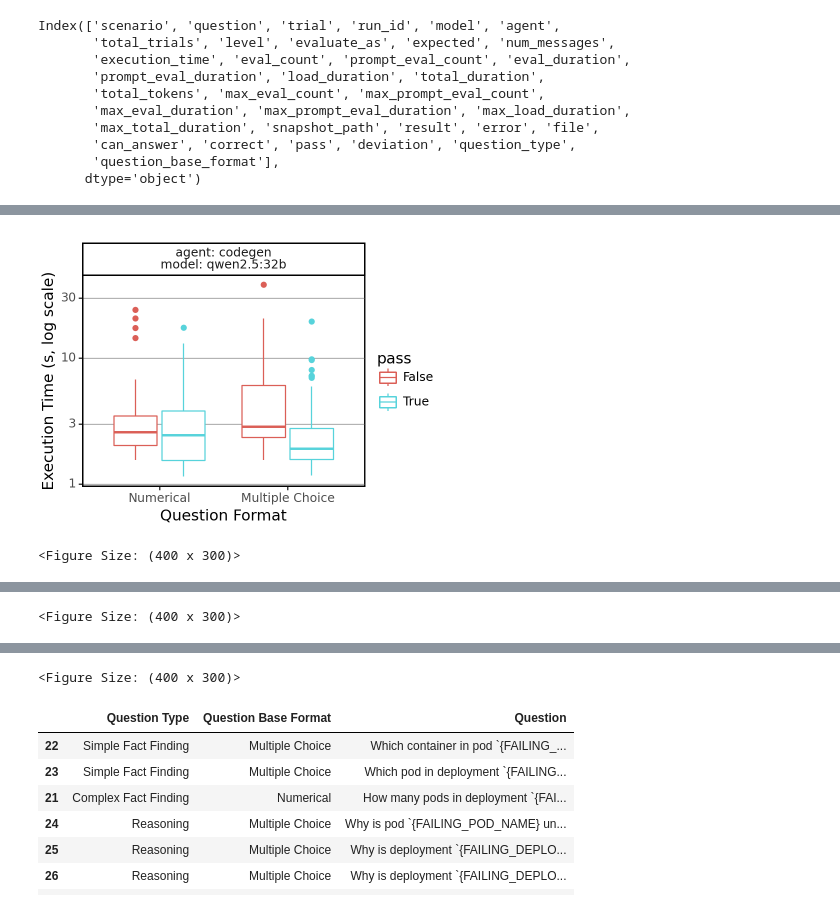
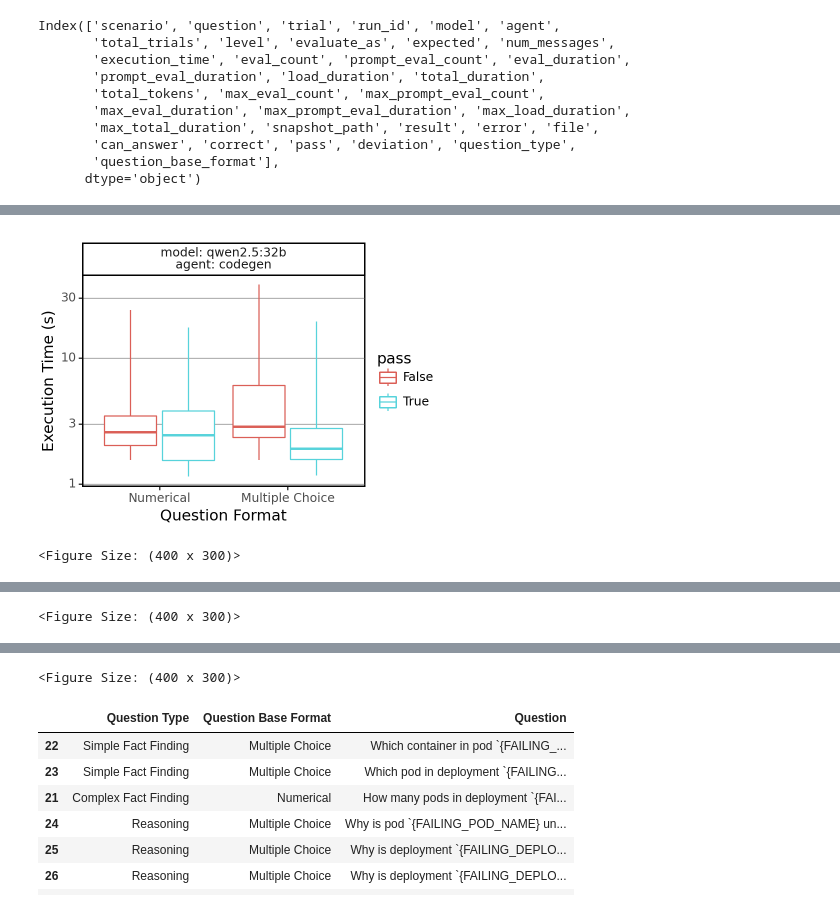
Before and after one commit to chenseanxy/llm-ran, a Jupyter notebook: notebooks/questions.ipynb, the cells around one changed output, grey strips where cells are left out. Cells and saved outputs as stored; diff of their text form; code cells hidden in the pictures.

Commit message:
Switch to PDF for plotting

```diff
--- a/notebooks/questions.ipynb
+++ b/notebooks/questions.ipynb
@@ -150,13 +150,13 @@ codegen = raw_grouped[raw_grouped['agent'] == "codegen"]
 108 rows × 9 columns
 # %%
-def draw_metrics(data, metrics, ylabel, x='question_type', xlabel='Question Complexity', width=6, height=3, facet=["model", "agent"]):
+def draw_metrics(data, metrics, ylabel, x='question_type', xlabel='Question Complexity', width=6, height=3, facet=["model", "agent"], color="metric", logy=False):
     _data = data[data['metric'].isin(metrics)].copy()
     _data["metric"] = pd.Categorical(_data["metric"], categories=metrics, ordered=True)
 
-    return (
+    p = (
         ggplot(_data)
         + pn.geom_boxplot(
-            aes(x=x, ymin="value_min", lower="value_25", middle="value", upper="value_75", ymax="value_max", color="metric"),
+            aes(x=x, ymin="value_min", lower="value_25", middle="value", upper="value_75", ymax="value_max", color=color),
             position="dodge2", stat = "identity"
         )
         + facet_wrap(facet, labeller="label_both")
@@ -167,6 +167,10 @@ def draw_metrics(data, metrics, ylabel, x='question_type', xlabel='Question Comp
         )
         + my_theme(width, height)
     )
+    if logy:
+        p += scale_y_log10()
+    return p
+
 
 _pass_metrics = [
     "pass@10",
@@ -196,7 +200,7 @@ _g2 = draw_metrics(codegen, _correct_metrics, ylabel="Correct Rate (0-1)", width
 display(_g0)
 display(_g1)
 display(_g2)
-_g0.save(f"{OUTPUT_PATH}/question_level_pass.png", bbox_inches="tight", dpi=300)
-_g1.save(f"{OUTPUT_PATH}/question_level_can_answer.png", bbox_inches="tight", dpi=300)
-_g2.save(f"{OUTPUT_PATH}/question_level_correct.png", bbox_inches="tight", dpi=300)
+_g0.save(f"{OUTPUT_PATH}/question_level_pass.pdf", bbox_inches="tight", dpi=300, pad_inches=0)
+_g1.save(f"{OUTPUT_PATH}/question_level_can_answer.pdf", bbox_inches="tight", dpi=300, pad_inches=0)
+_g2.save(f"{OUTPUT_PATH}/question_level_correct.pdf", bbox_inches="tight", dpi=300, pad_inches=0)
 # %% [output]
@@ -351,55 +332,32 @@ _g2.save(f"{OUTPUT_PATH}/question_form_correct.png", bbox_inches="tight", dpi=30
 <Figure Size: (600 x 300)>
 # %%
+_cost_groupby = group_by + ['pass']
+_cost = numerical.melt(
+    id_vars=_cost_groupby,
+    value_vars=["execution_time", "total_tokens", "num_messages"],
+    var_name="metric",
+    value_name="value",
+).groupby(
+    _cost_groupby + ["metric"]
+).agg(
+    value_min=('value', 'min'),
+    value_max=('value', 'max'),
+    value=('value', lambda x: x.quantile(0.5)),
+    value_25=('value', lambda x: x.quantile(0.25)),
+    # value_50=('value', lambda x: x.quantile(0.5)),
+    value_75=('value', lambda x: x.quantile(0.75)),
+).reset_index()
 
-_g1 = (
-    ggplot(numerical, aes(x='evaluate_as', y="execution_time", color="pass"))
-    # + geom_point()
-    + pn.geom_boxplot(position="dodge2")
-    # + geom_smooth(method='lm')
-    + scale_y_log10()
-    + facet_wrap(['agent', 'model'], labeller="label_both")
-    + labs(
-        x='Question Format',
-        y='Execution Time (s, log scale)',
-        # title='Execution Time vs Model Size',
-    )
-    + my_theme(4, 3)
-)
-_g2 = (
-    ggplot(numerical, aes(x='evaluate_as', y="num_messages", color="pass"))
-    # + geom_point()
-    # + geom_smooth(method='lm')
-    + pn.geom_boxplot(position="dodge2")
-    + scale_y_log10()
-    + facet_wrap(['agent', 'model'], labeller="label_both")
-    + labs(
-        x='Question Format',
-        y='Turns Needed (log scale)',
-        # title='Tokens Used vs Model Size',
-    )
-    + my_theme(4, 3)
-)
-_g3 = (
-    ggplot(numerical, aes(x='evaluate_as', y="total_tokens", color="pass"))
-    # + geom_point()
-    # + geom_smooth(method='lm')
-    + pn.geom_boxplot(position="dodge2")
-    + scale_y_log10()
-    + facet_wrap(['agent', 'model'], labeller="label_both")
-    + labs(
-        x='Question Format',
-        y='Total Tokens Used (log scale)',
-        # title='Tokens Used vs Model Size',
-    )
-    + my_theme(4, 3)
-)
+_g1 = draw_metrics(_cost, ["execution_time"], ylabel="Execution Time (s)", x='evaluate_as', xlabel='Question Format', width=4, height=3, facet=["model", "agent"], color="pass", logy=True)
+_g2 = draw_metrics(_cost, ["num_messages"], ylabel="Number of Messages", x='evaluate_as', xlabel='Question Format', width=4, height=3, facet=["model", "agent"], color="pass", logy=True)
+_g3 = draw_metrics(_cost, ["total_tokens"], ylabel="Total Tokens Used", x='evaluate_as', xlabel='Question Format', width=4, height=3, facet=["model", "agent"], color="pass", logy=True)
 display(_g1)
 display(_g3)
 display(_g2)
 
-_g1.save(f"{OUTPUT_PATH}/question_form_execution_time.png", bbox_inches="tight", dpi=300)
-_g2.save(f"{OUTPUT_PATH}/question_form_num_messages.png", bbox_inches="tight", dpi=300)
-_g3.save(f"{OUTPUT_PATH}/question_form_total_tokens.png", bbox_inches="tight", dpi=300)
+_g1.save(f"{OUTPUT_PATH}/question_form_execution_time.pdf", bbox_inches="tight", dpi=300, pad_inches=0)
+_g2.save(f"{OUTPUT_PATH}/question_form_num_messages.pdf", bbox_inches="tight", dpi=300, pad_inches=0)
+_g3.save(f"{OUTPUT_PATH}/question_form_total_tokens.pdf", bbox_inches="tight", dpi=300, pad_inches=0)
 # %% [output]
-[figure, old version]
+[figure, new version]
 <Figure Size: (400 x 300)>
```
Also changed, not shown: parts of 7 cells of this notebook, 5 other files.
